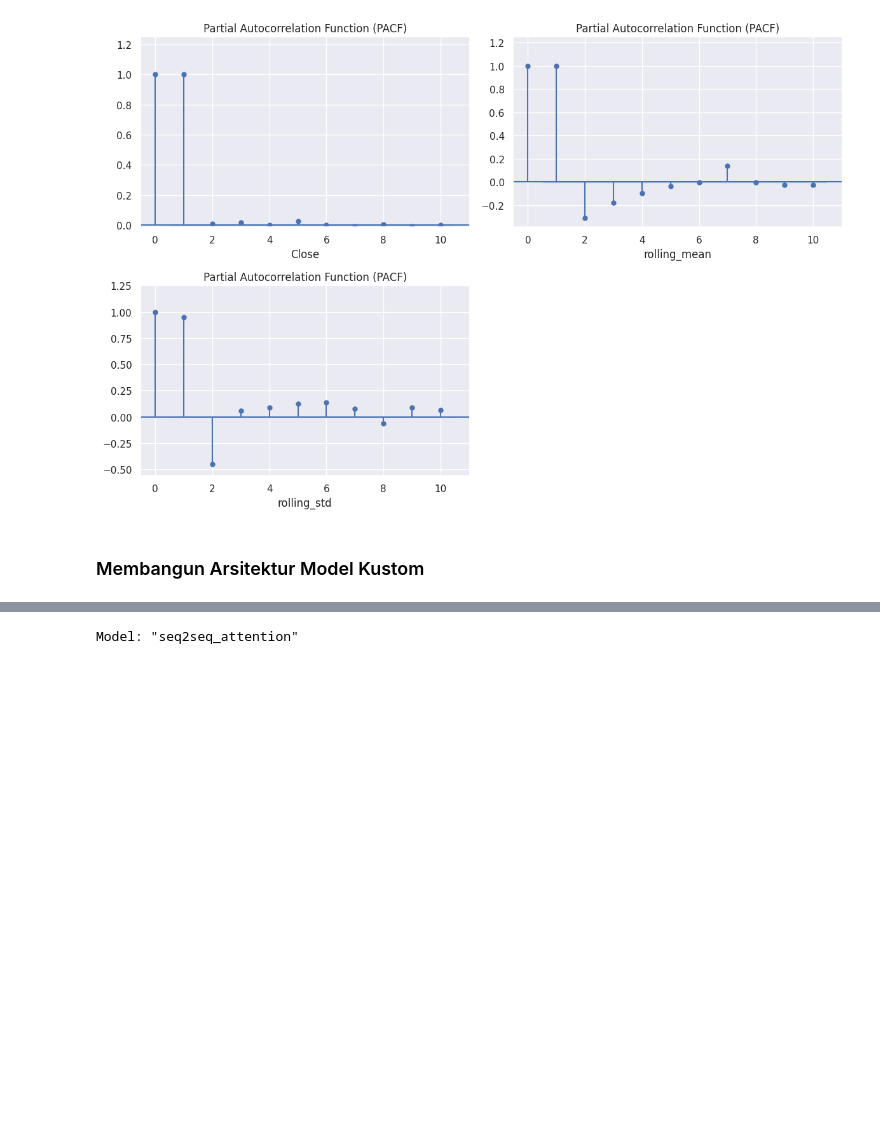
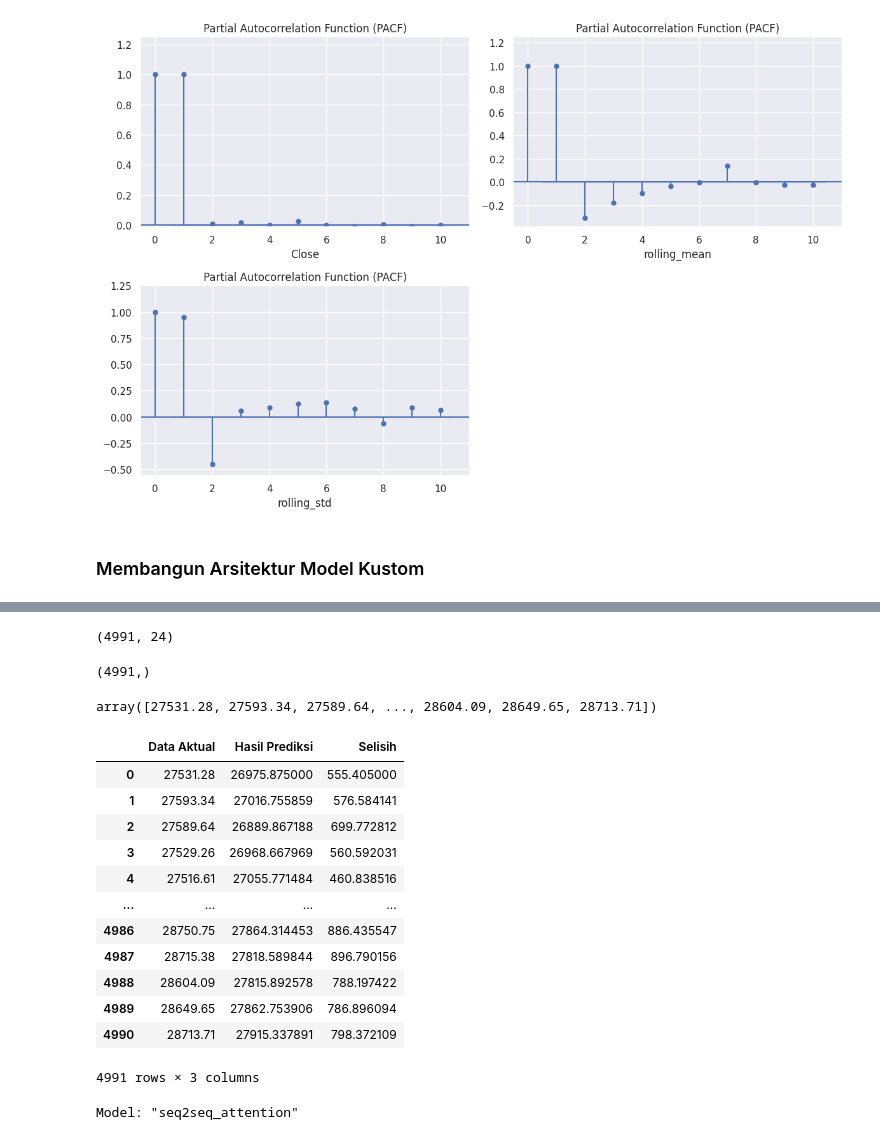
Before and after one commit to hendrimardani/timeseries_seq2seqlstm_custom_model, a Jupyter notebook: TimeSeries_Seq2SeqLSTM_Custom_Model.ipynb, the cells around one changed output, grey strips where cells are left out. Saved outputs shown, nothing was run; the diff lists cells and outputs as text; code cells hidden in the pictures; blank space fills up the shorter version.

Commit message:
Kaggle Notebook | TimeSeries_Seq2SeqLSTM_Custom_Model | Version 1

```diff
--- a/TimeSeries_Seq2SeqLSTM_Custom_Model.ipynb
+++ b/TimeSeries_Seq2SeqLSTM_Custom_Model.ipynb
@@ -584,0 +585,4 @@ Epoch 20/20
+# %%
+min_price_feature = scaler.data_min_[0]
+max_price_feature = scaler.data_max_[0]
+print(f"Min value : {min_price_feature}, Max value : {max_price_feature}")
@@ -584,0 +591,7 @@ Epoch 20/20
+# %%
+# Denormalisasi data
+predicted_price_scaled = model_lstm_baseline.predict(test_ds_multi)
+predicted_price_ori = predicted_price_scaled * (max_price_feature - min_price_feature) + min_price_feature
+# Data terakhir tidak diambil karena pada saat pelatihan data pertama tidak terambil dikarenakan window size + horizon
+predicted_price = predicted_price_ori[:-1]
+predicted_price
@@ -585,3 +613,39 @@ Epoch 20/20
+# %%
+predicted_price.shape
+# %% [output]
+(4991, 24)
+# %%
+# Ambil data target price
+predicted_price = predicted_price[:, 0]
+predicted_price.shape
+# %% [output]
+(4991,)
+# %%
+actual_price = test_data[WINDOW_SIZE+HORIZON:]["Close"].to_numpy()
+actual_price
+# %% [output]
+array([27531.28, 27593.34, 27589.64, ..., 28604.09, 28649.65, 28713.71])
+# %%
+# Inference menggunakan model baseline LSTM
+pd.DataFrame({
+    "Data Aktual": actual_price,
+    "Hasil Prediksi": predicted_price,
+    "Selisih": actual_price - predicted_price
+})
+# %% [output]
+|  | Data Aktual | Hasil Prediksi | Selisih |
+| 0 | 27531.28 | 26975.875000 | 555.405000 |
+| 1 | 27593.34 | 27016.755859 | 576.584141 |
+| 2 | 27589.64 | 26889.867188 | 699.772812 |
+| 3 | 27529.26 | 26968.667969 | 560.592031 |
+| 4 | 27516.61 | 27055.771484 | 460.838516 |
+| ... | ... | ... | ... |
+| 4986 | 28750.75 | 27864.314453 | 886.435547 |
+| 4987 | 28715.38 | 27818.589844 | 896.790156 |
+| 4988 | 28604.09 | 27815.892578 | 788.197422 |
+| 4989 | 28649.65 | 27862.753906 | 786.896094 |
+| 4990 | 28713.71 | 27915.337891 | 798.372109 |
+4991 rows × 3 columns
 # %%
 model_lstm_baseline.save("model_baseline_LSTM.keras")
 # %%
```
Also changed, not shown: parts of 5 cells of this notebook.
